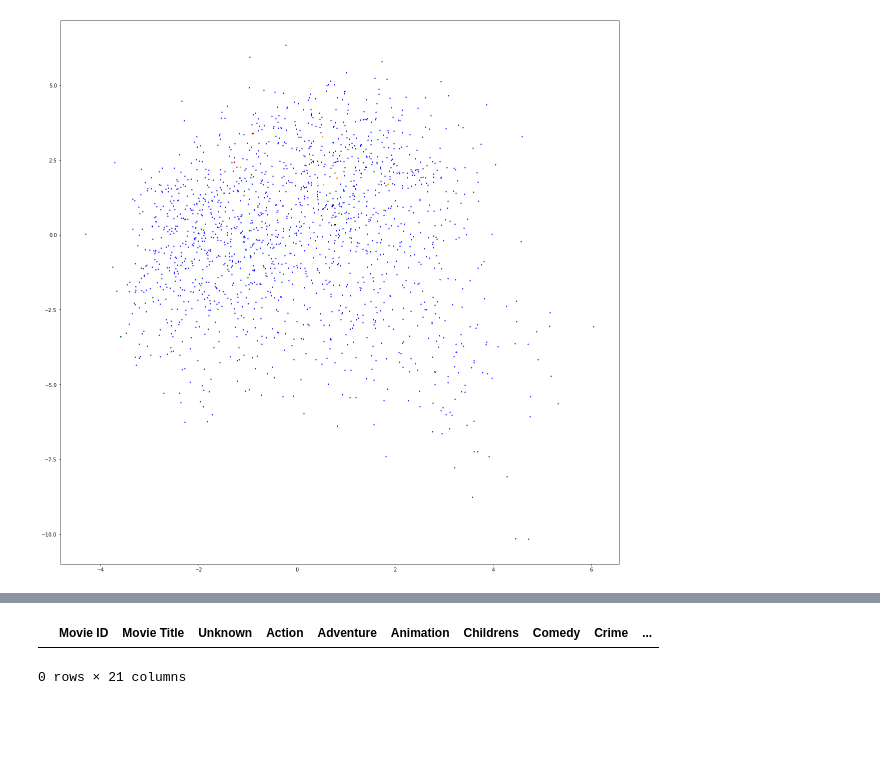
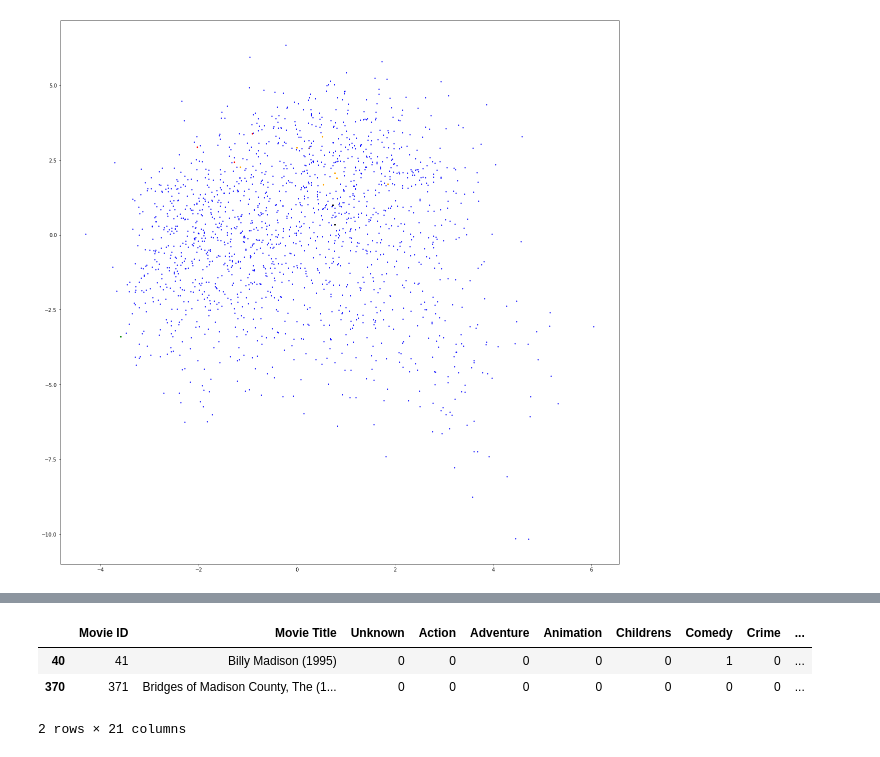
Before and after one commit to ianfowler/CS155-Project-2, a Jupyter notebook: Visualization 1.ipynb, the cells around one changed output, grey strips where cells are left out. Cells and saved outputs as stored; diff of their text form; code cells hidden in the pictures; blank space fills up the shorter version.

```diff
--- a/Visualization 1.ipynb
+++ b/Visualization 1.ipynb
@@ -204,5 +196,7 @@ list(movies[movies["Comedy"] == 1]["Movie Title"])
 # %%
-movies[movies["Movie Title"].str.contains('Fury')]
+movies[movies["Movie Title"].str.contains("Madison")]
 # %% [output]
 |  | Movie ID | Movie Title | Unknown | Action | Adventure | Animation | Childrens | Comedy | Crime | ... |
+| 40 | 41 | Billy Madison (1995) | 0 | 0 | 0 | 0 | 0 | 1 | 0 | ... |
+| 370 | 371 | Bridges of Madison County, The (1... | 0 | 0 | 0 | 0 | 0 | 0 | 0 | ... |
-0 rows × 21 columns
+2 rows × 21 columns
```
Also changed, not shown: parts of 8 cells of this notebook, 1 other file.
